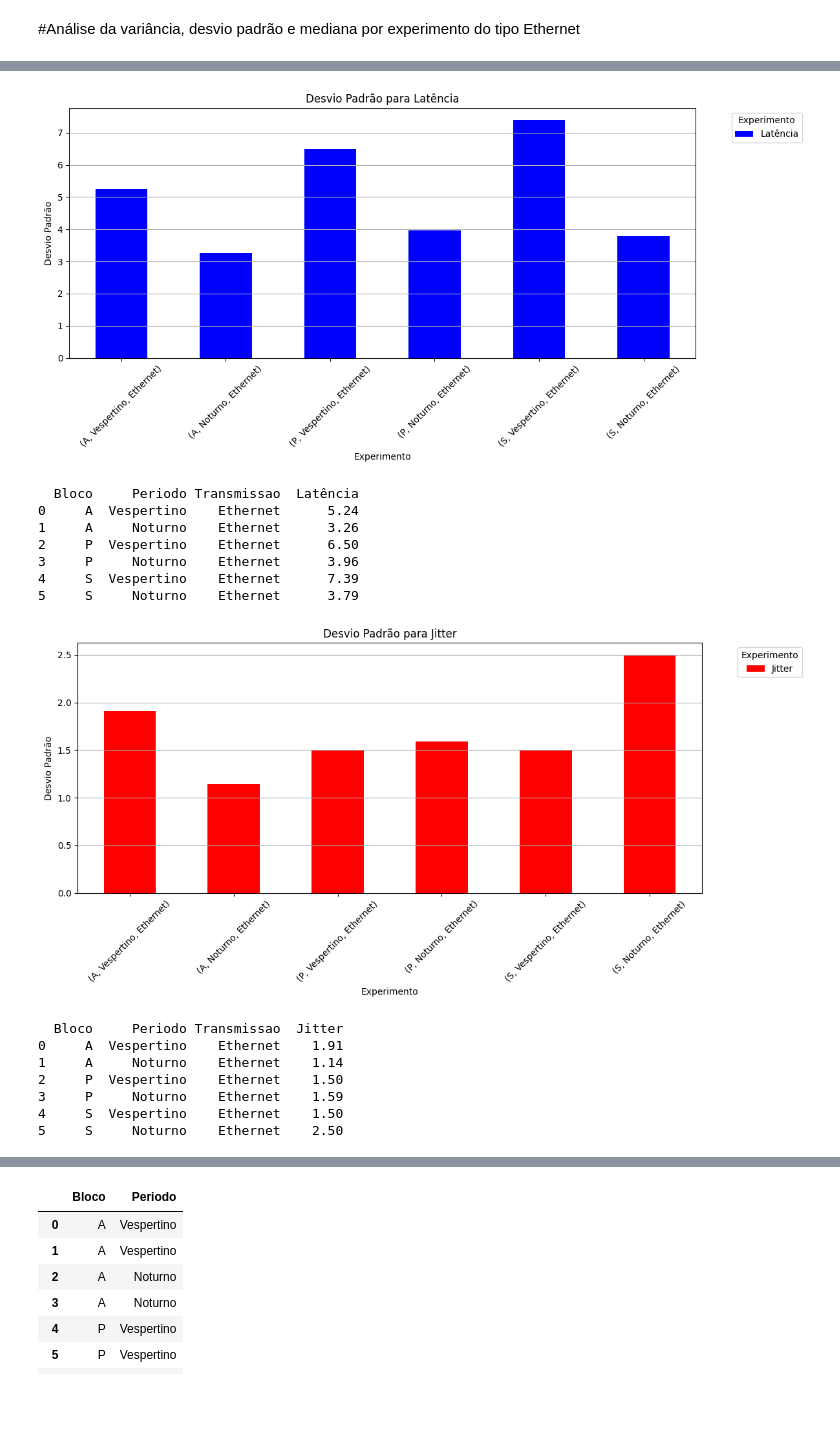
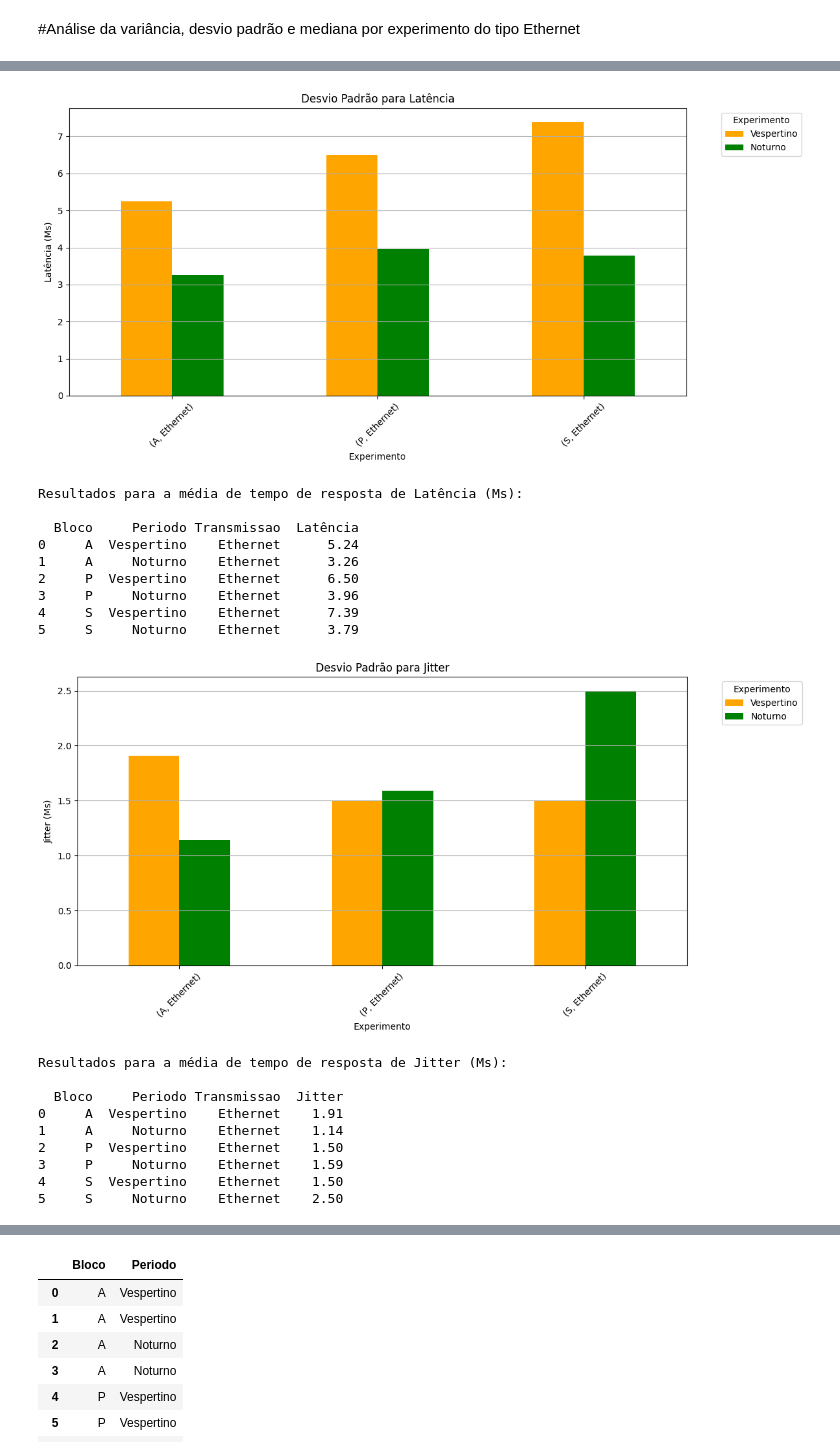
Before and after one commit to matheusbuenowb/University-Network-Analysis, a Jupyter notebook: TCC_Análise.ipynb, the cells around one changed output, grey strips where cells are left out. Cells and saved outputs as stored; diff of their text form; code cells hidden in the pictures; blank space fills up the shorter version.

```diff
--- a/TCC_Análise.ipynb
+++ b/TCC_Análise.ipynb
@@ -382,9 +402,12 @@ for metric in metrics:
     plt.figure(figsize=(12, 6))
     grouped_data_pivot = grouped_data.pivot_table(index=['Bloco', 'Transmissão'], columns='Periodo', values=metric)
     grouped_data_pivot.plot(kind='bar', rot=45, ax=plt.gca(), color = ['orange', 'green'])
+    if(metric == 'Download' or metric == 'Upload'):
+      plt.ylabel(metric + ' (Megabits)')
+    else:
+      plt.ylabel(metric + ' (Ms)')
     plt.xlabel('Bloco - Transmissão')
-    plt.ylabel(metric)
-    plt.title(f'{metric} por Bloco, Meio de Transmissão e Período do Dia')
+    plt.title(f'Média de {metric}')
     plt.legend(title='Período do Dia')
     plt.grid(axis='y')
     plt.tight_layout()
@@ -455,8 +478,11 @@ for metric in metrics:
     grouped_data_pivot = grouped_data.pivot_table(index=['Bloco', 'Transmissão'], columns='Periodo', values=metric)
     grouped_data_pivot.plot(kind='bar', rot=45, ax=plt.gca(), color = ['orange', 'green'])
     plt.xlabel('Bloco - Transmissão')
-    plt.ylabel(metric)
-    plt.title(f'{metric} por Bloco, Meio de Transmissão e Período do Dia')
+    if(metric == 'Download' or metric == 'Upload'):
+      plt.ylabel(metric + ' (Megabits)')
+    else:
+      plt.ylabel(metric + ' (Ms)')
+    plt.title(f'Média de {metric}')
     plt.legend(title='Período do Dia')
     plt.grid(axis='y')
     plt.tight_layout()
@@ -729,23 +775,33 @@ for Bloco, Periodo, Transmissao in combinations:
 #Os dados são armazenados em um novo DF
 results_df = pd.DataFrame(results_experiment_df)
 
+#Define a ordem dos períodos como categóricos
+#de modo a deixar primeiro o vespertino, e depois noturno (nos gráficos e tabelas)
+results_df['Periodo'] = pd.Categorical(results_df['Periodo'], categories=['Vespertino', 'Noturno'], ordered=True)
+
 #Agrupa os dados para gerar o gráfico de barras
 data_to_plot = results_df.set_index(['Bloco', 'Periodo', 'Transmissao'])[metrics]
 
-metrics = ['Download', 'Upload', 'Latência', 'Jitter']
-
-colors = ['orange', 'green', 'blue', 'red']
-
-for metric, color in zip(metrics, colors):
+for metric in metrics:
   # Plotando os gráficos de barras para os desvios padrão para cada medida
   plt.figure(figsize=(12, 6))
-  data_to_plot[metric].plot(kind='bar', color= color, rot=45)
+  #data_to_plot[metric].plot(kind='bar', color= color, rot=45)
+  grouped_data_pivot = data_to_plot.pivot_table(index=['Bloco', 'Transmissao'], columns='Periodo', values=metric)
+  grouped_data_pivot.plot(kind='bar', rot=45, ax=plt.gca(), color = ['orange', 'green'])
   plt.xlabel('Experimento')
-  plt.ylabel('Desvio Padrão')
+  if(metric == 'Download' or metric == 'Upload'):
+    plt.ylabel(metric + ' (Megabits)')
+  else:
+    plt.ylabel(metric + ' (Ms)')
   plt.title(f'Desvio Padrão para {metric}')
   plt.legend(title='Experimento', bbox_to_anchor=(1.05, 1), loc='upper left')
   plt.grid(axis='y')
   plt.tight_layout()
   plt.show()
+
+  if(metric == 'Download' or metric == 'Upload'):
+    print(f'Resultados para a média de taxa de transmissão de {metric} (Megabits):\n')
+  else:
+    print(f'Resultados para a média de tempo de resposta de {metric} (Ms):\n')
   print(results_df[['Bloco' ,'Periodo', 'Transmissao', metric]])
 # %% [output]
@@ -761,19 +821,23 @@ for metric, color in zip(metrics, colors):
   Bloco     Periodo Transmissao  Upload
 0     A  Vespertino    Ethernet   66.51
 1     A     Noturno    Ethernet   11.77
 2     P  Vespertino    Ethernet   52.97
 3     P     Noturno    Ethernet    6.46
 4     S  Vespertino    Ethernet   84.75
 5     S     Noturno    Ethernet   23.84
-[figure, old version]
+[figure, new version]
+Resultados para a média de tempo de resposta de Latência (Ms):
+
   Bloco     Periodo Transmissao  Latência
 0     A  Vespertino    Ethernet      5.24
 1     A     Noturno    Ethernet      3.26
 2     P  Vespertino    Ethernet      6.50
 3     P     Noturno    Ethernet      3.96
 4     S  Vespertino    Ethernet      7.39
 5     S     Noturno    Ethernet      3.79
-[figure, old version]
+[figure, new version]
+Resultados para a média de tempo de resposta de Jitter (Ms):
+
   Bloco     Periodo Transmissao  Jitter
 0     A  Vespertino    Ethernet    1.91
 1     A     Noturno    Ethernet    1.14
```
Also changed, not shown: parts of 9 cells of this notebook.
